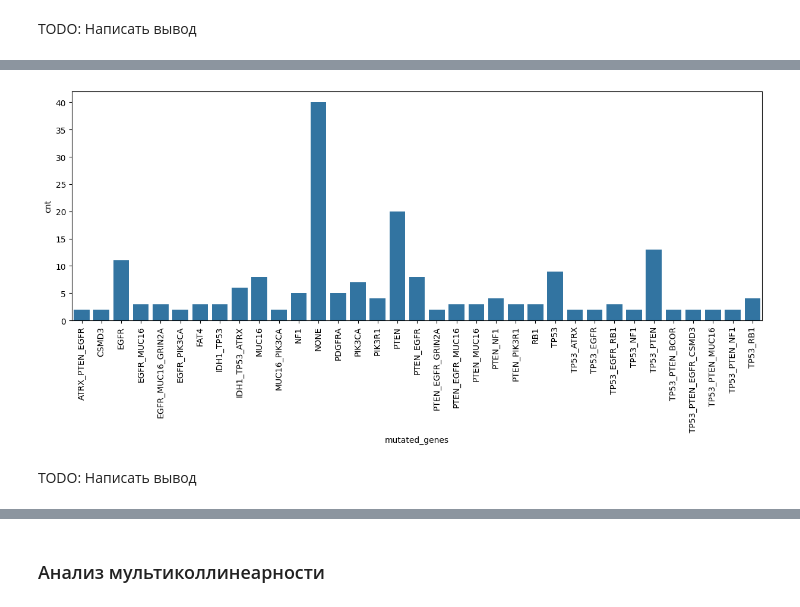
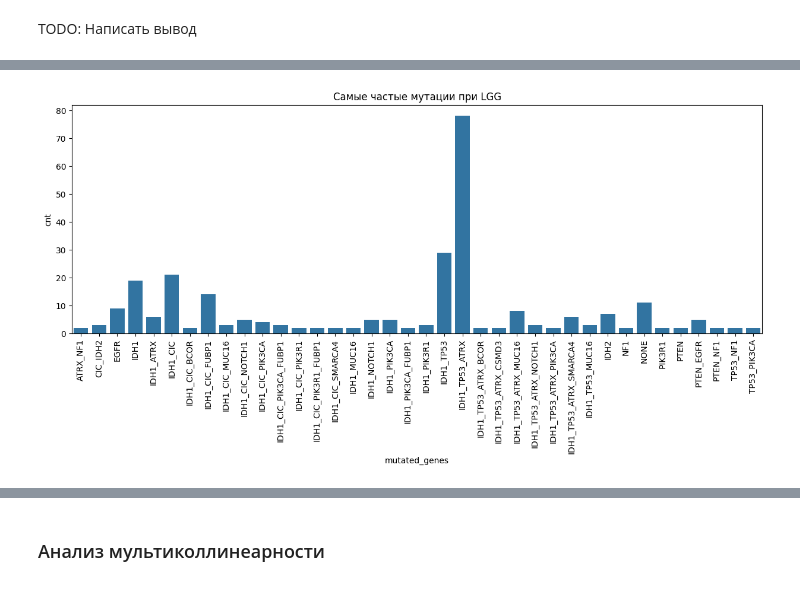
Before and after one commit to Red-Caesar/ML, a Jupyter notebook: Lab1/EDA.ipynb, the cells around one changed output, grey strips where cells are left out. Saved outputs shown, nothing was run; the diff lists cells and outputs as text; code cells hidden in the pictures.

```diff
--- a/Lab1/EDA.ipynb
+++ b/Lab1/EDA.ipynb
@@ -184,8 +213,7 @@ TODO: Написать вывод
 # %%
 plt.figure(figsize=(15, 5))
-sns.barplot(data=best_mutated_genes[best_mutated_genes["Grade"] == "GBM"], x="mutated_genes", y="cnt");
+sns.barplot(data=best_mutated_genes[best_mutated_genes["Grade"]=="LGG"], x="mutated_genes", y="cnt");
+plt.title("Самые частые мутации при LGG")
 plt.xticks(rotation=90);
 # %% [output]
-[figure, old version]
+[figure, new version]
-# %% [markdown]
-TODO: Написать вывод
```
Also changed, not shown: parts of 18 cells of this notebook.
